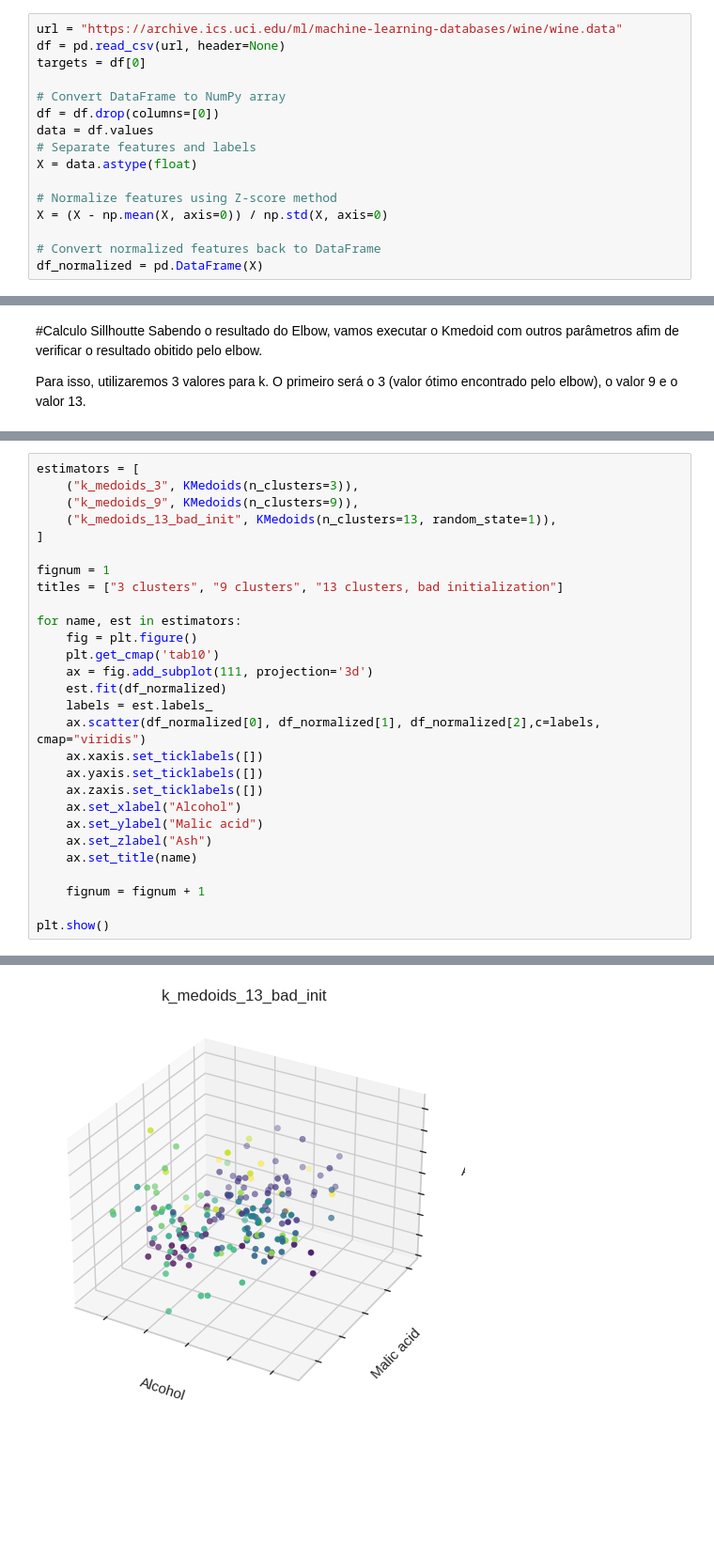
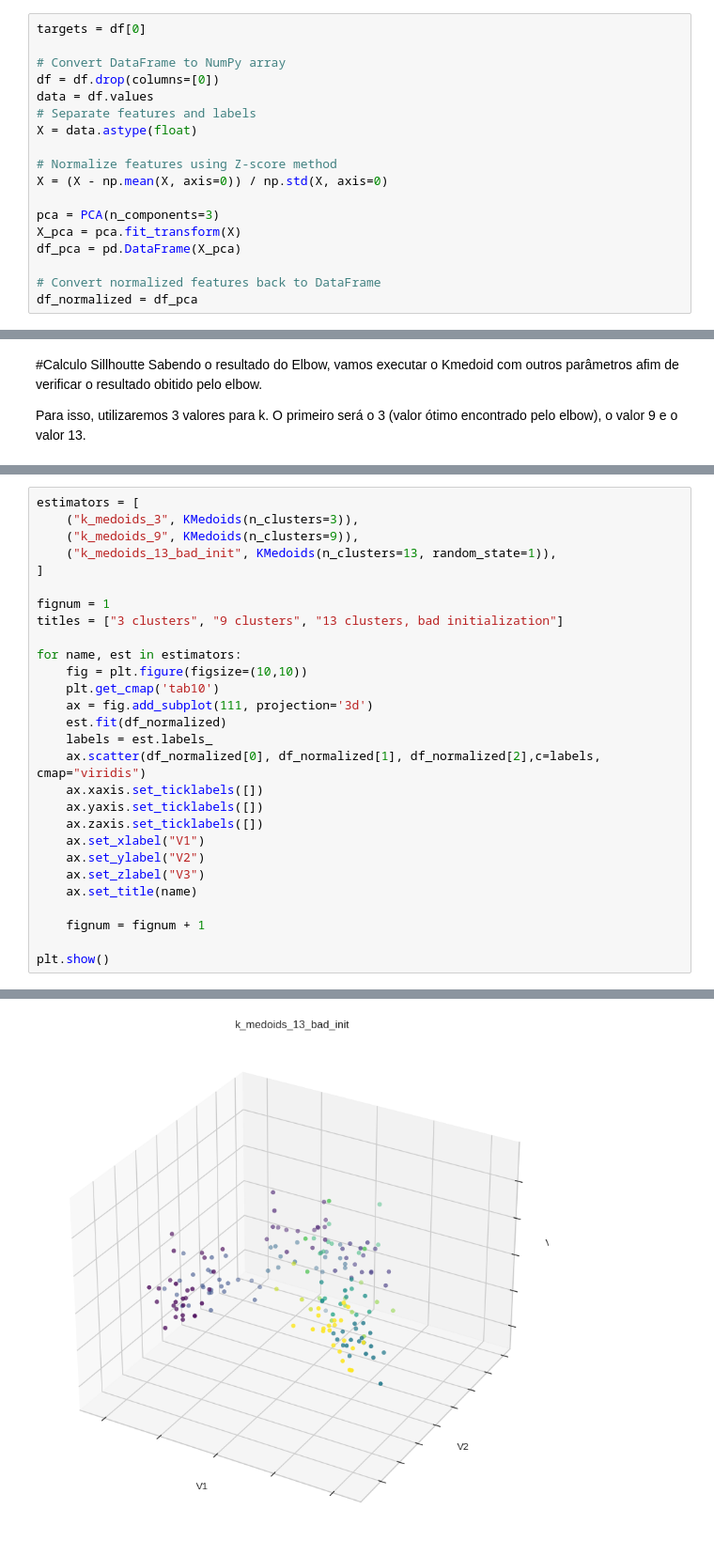
Before and after one commit to GuilhermeMaciel75/Projeto_Clustering, a Jupyter notebook: K_medoids.ipynb, the cells around one changed output, grey strips where cells are left out. Shown: that part at 94% size. Cells and saved outputs as stored; diff of their text form; blank space fills up the shorter version.

Commit message:
feat: utiliza o PCA para melhorar a visualização do cluster

```diff
--- a/K_medoids.ipynb
+++ b/K_medoids.ipynb
@@ -36,8 +36,6 @@ df = pd.read_csv(url, header=None)
 # %% [markdown]
 Realizando a normalização dos dados
 # %%
-url = "https://archive.ics.uci.edu/ml/machine-learning-databases/wine/wine.data"
-df = pd.read_csv(url, header=None)
 targets = df[0]
 
 # Convert DataFrame to NumPy array
@@ -49,8 +47,12 @@ X = data.astype(float)
 # Normalize features using Z-score method
 X = (X - np.mean(X, axis=0)) / np.std(X, axis=0)
 
+pca = PCA(n_components=3)
+X_pca = pca.fit_transform(X)
+df_pca = pd.DataFrame(X_pca)
+
 # Convert normalized features back to DataFrame
-df_normalized = pd.DataFrame(X)
+df_normalized = df_pca
 # %% [markdown]
 #Usando o método Elbow para encontrar o valor ideal de clusteres
 ### Ele já retorna o melhor valor para o cluster
@@ -90,7 +92,7 @@ fignum = 1
 titles = ["3 clusters", "9 clusters", "13 clusters, bad initialization"]
 
 for name, est in estimators:
-    fig = plt.figure()
+    fig = plt.figure(figsize=(10,10))
     plt.get_cmap('tab10')
     ax = fig.add_subplot(111, projection='3d')
     est.fit(df_normalized)
@@ -99,9 +101,9 @@ for name, est in estimators:
     ax.xaxis.set_ticklabels([])
     ax.yaxis.set_ticklabels([])
     ax.zaxis.set_ticklabels([])
-    ax.set_xlabel("Alcohol")
-    ax.set_ylabel("Malic acid")
-    ax.set_zlabel("Ash")
+    ax.set_xlabel("V1")
+    ax.set_ylabel("V2")
+    ax.set_zlabel("V3")
     ax.set_title(name)
 
     fignum = fignum + 1
@@ -113 +115 @@ plt.show()
-[figure, old version]
+[figure, new version]
```
Also changed, not shown: parts of 3 cells of this notebook.
